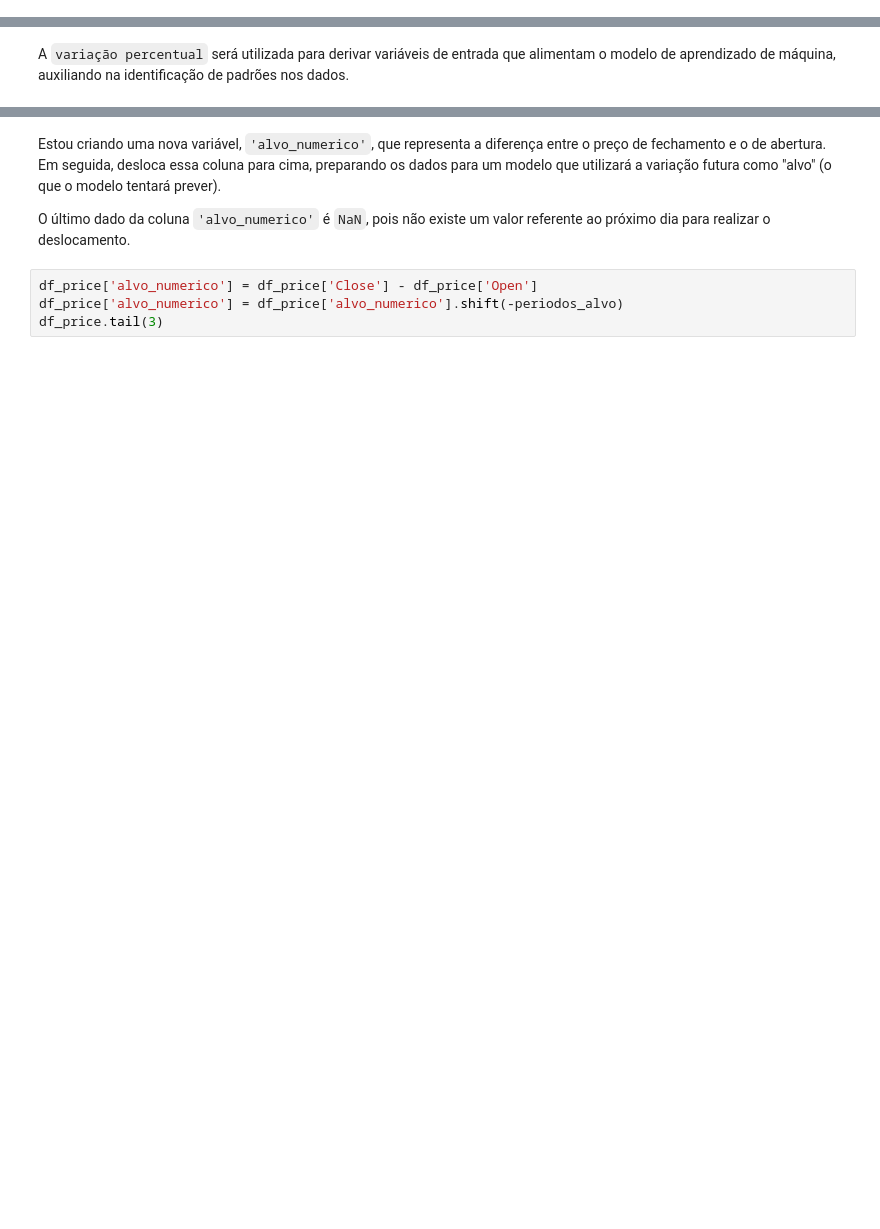
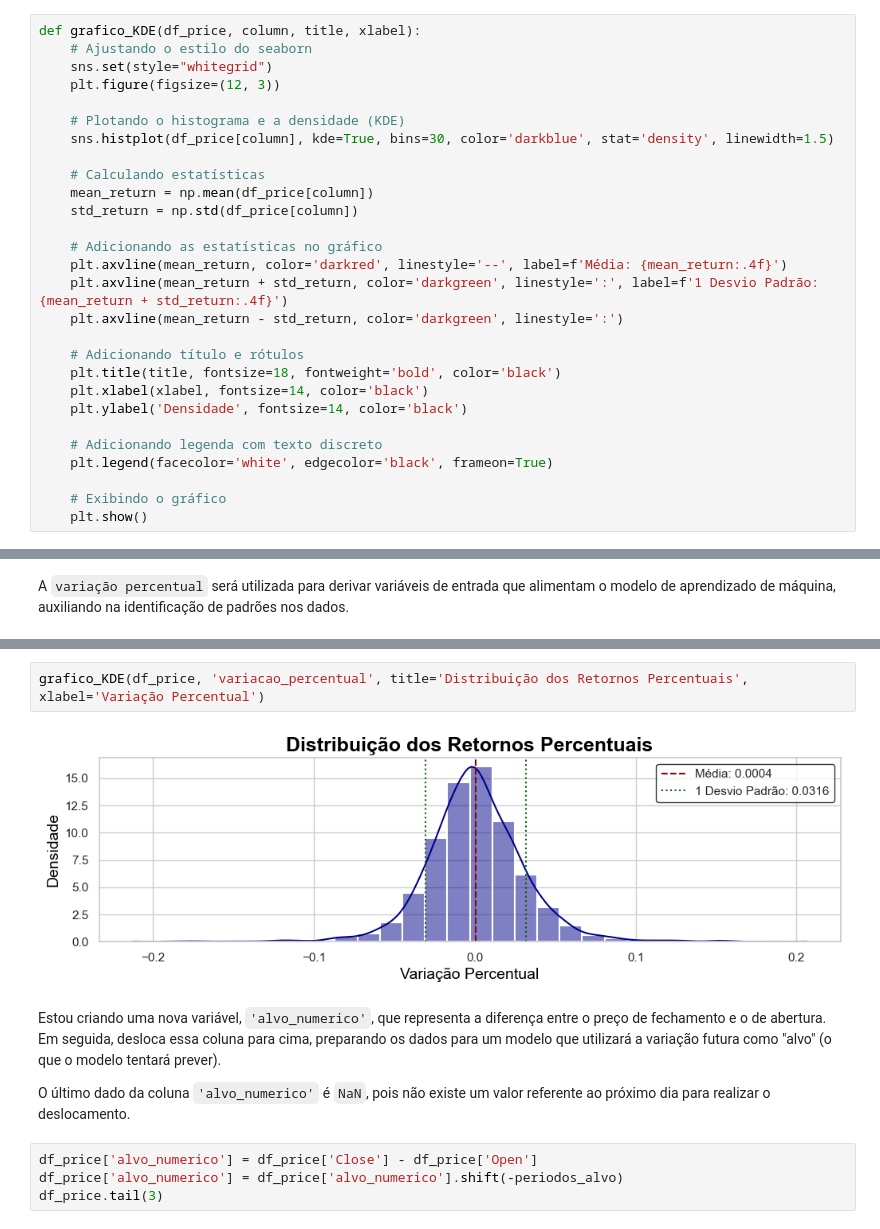
Before and after one commit to rianlucascs/predicao-dados-binarios, a Jupyter notebook: notebooks.ipynb, the cells around one changed output, grey strips where cells are left out. Cells and saved outputs as stored; diff of their text form; blank space fills up the shorter version.

```diff
--- a/notebooks.ipynb
+++ b/notebooks.ipynb
@@ -5,3 +8,31 @@ from pandas import isna
+# %%
+def grafico_KDE(df_price, column, title, xlabel):
+    # Ajustando o estilo do seaborn
+    sns.set(style="whitegrid")
+    plt.figure(figsize=(12, 3))
+
+    # Plotando o histograma e a densidade (KDE)
+    sns.histplot(df_price[column], kde=True, bins=30, color='darkblue', stat='density', linewidth=1.5)
+
+    # Calculando estatísticas
+    mean_return = np.mean(df_price[column])
+    std_return = np.std(df_price[column])
+
+    # Adicionando as estatísticas no gráfico
+    plt.axvline(mean_return, color='darkred', linestyle='--', label=f'Média: {mean_return:.4f}')
+    plt.axvline(mean_return + std_return, color='darkgreen', linestyle=':', label=f'1 Desvio Padrão: {mean_return + std_return:.4f}')
+    plt.axvline(mean_return - std_return, color='darkgreen', linestyle=':')
+
+    # Adicionando título e rótulos
+    plt.title(title, fontsize=18, fontweight='bold', color='black')
+    plt.xlabel(xlabel, fontsize=14, color='black')
+    plt.ylabel('Densidade', fontsize=14, color='black')
+
+    # Adicionando legenda com texto discreto
+    plt.legend(facecolor='white', edgecolor='black', frameon=True)
+
+    # Exibindo o gráfico
+    plt.show()
 # %% [markdown]
 # PREDIÇÃO DE DADOS BINÁRIOS
 
@@ -36,4 +67,8 @@ df_price.tail(2)
 | 2022-05-11 | 8.498492 | 11.20 | 11.34 | 10.83 | 10.9 | 9818700 | 0.038961 |
+# %%
+grafico_KDE(df_price, 'variacao_percentual', title='Distribuição dos Retornos Percentuais', xlabel='Variação Percentual')
+# %% [output]
+[figure, added]
 # %% [markdown]
 Estou criando uma nova variável, `'alvo_numerico'`, que representa a diferença entre o preço de fechamento e o de abertura. Em seguida, desloca essa coluna para cima, preparando os dados para um modelo que utilizará a variação futura como "alvo" (o que o modelo tentará prever).
 
```
Also changed, not shown: parts of 11 cells of this notebook.
